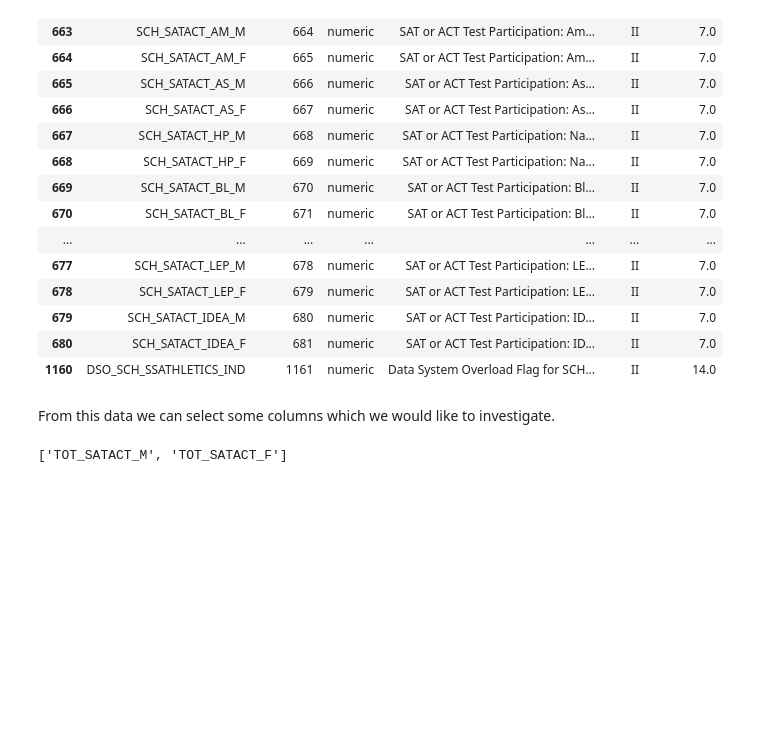
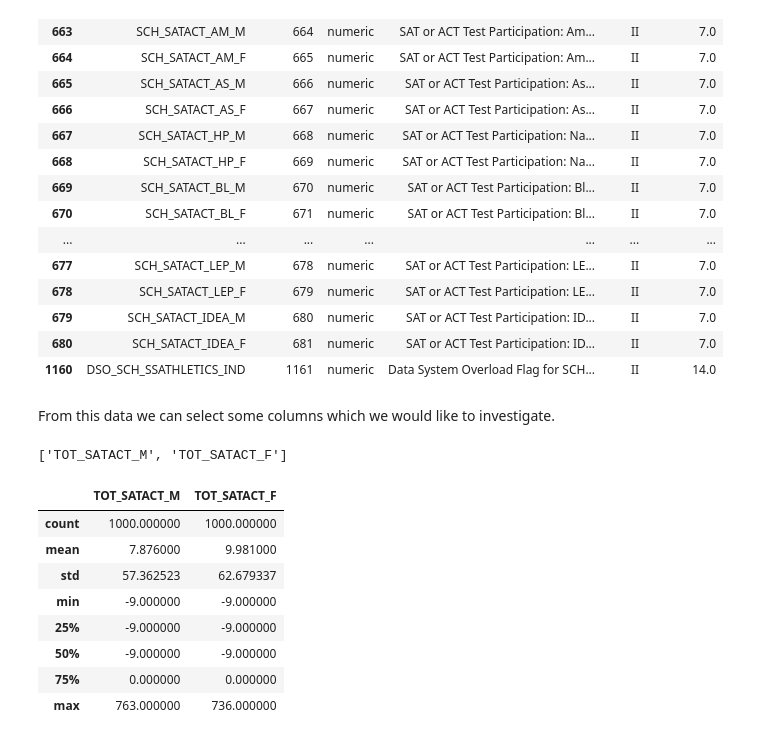
Before and after one commit to pmmilewski/data-downloads, a Jupyter notebook: School data exploration.ipynb, the cells around one changed output. Cells and saved outputs as stored; diff of their text form; code cells hidden in the pictures; blank space fills up the shorter version.

```diff
--- a/School data exploration.ipynb
+++ b/School data exploration.ipynb
@@ -144,3 +144,15 @@ names = total_participation["NAME"].tolist()
 names
 # %% [output]
 ['TOT_SATACT_M', 'TOT_SATACT_F']
+# %%
+data[names].describe()
+# %% [output]
+|  | TOT_SATACT_M | TOT_SATACT_F |
+| count | 1000.000000 | 1000.000000 |
+| mean | 7.876000 | 9.981000 |
+| std | 57.362523 | 62.679337 |
+| min | -9.000000 | -9.000000 |
+| 25% | -9.000000 | -9.000000 |
+| 50% | -9.000000 | -9.000000 |
+| 75% | 0.000000 | 0.000000 |
+| max | 763.000000 | 736.000000 |
```
Also changed, not shown: parts of 5 cells of this notebook.
